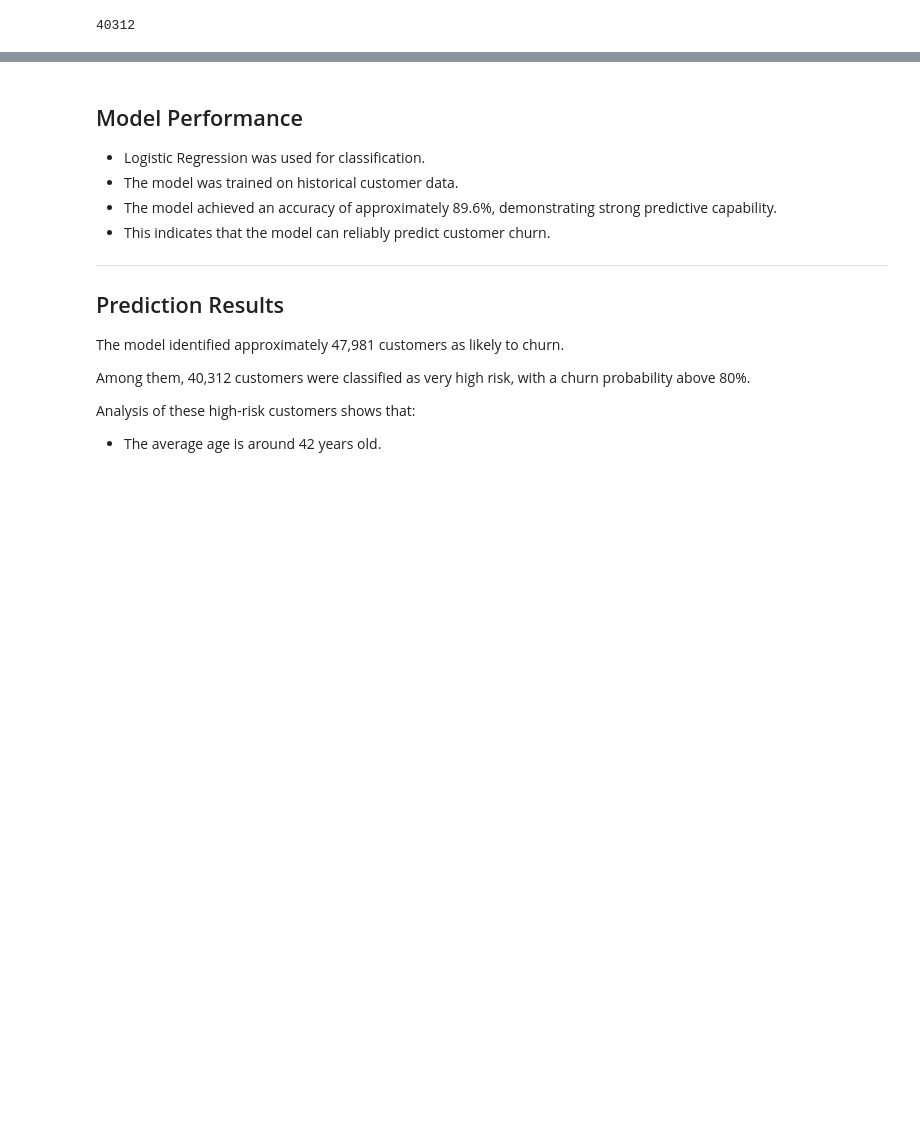
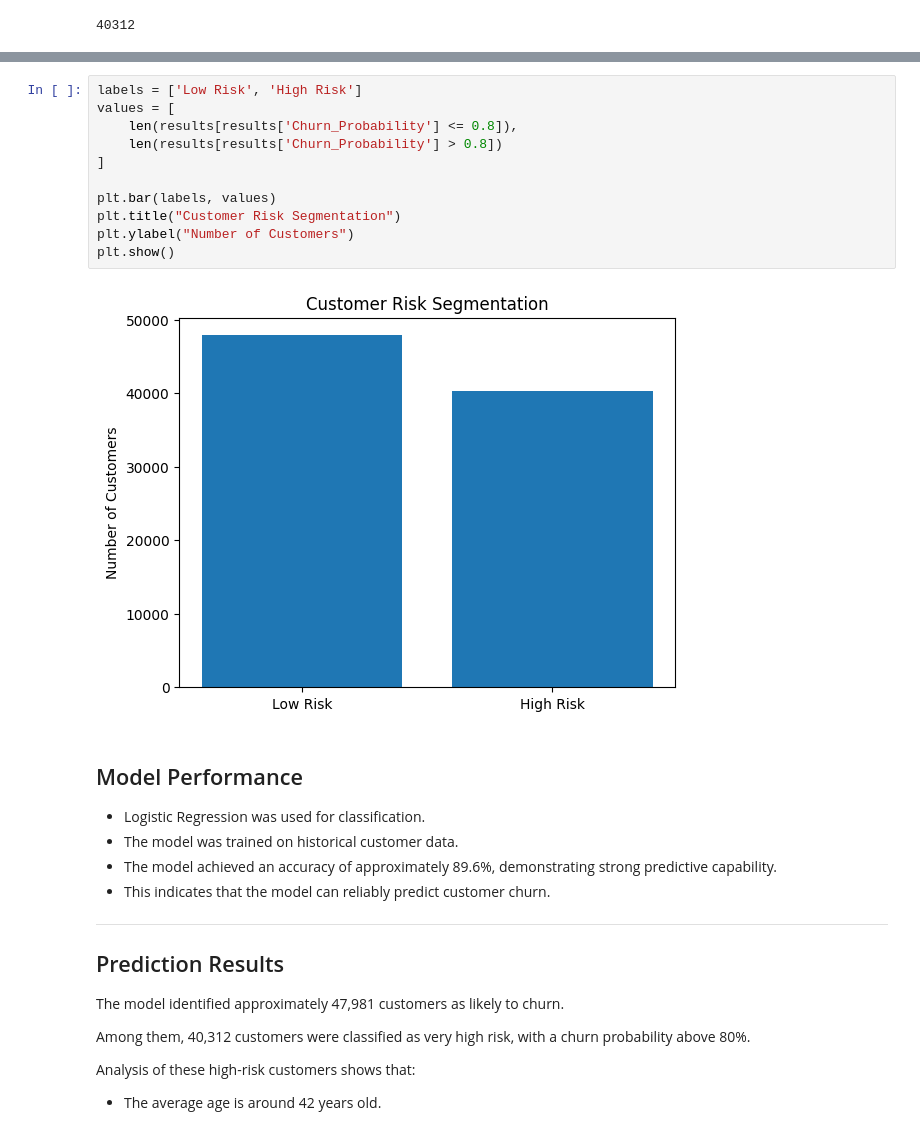
Before and after one commit to GeorgiaKementzetzidou/customer-churn-prediction, a Jupyter notebook: Customer_Churn_Prediction_using_Machine_Learning.ipynb, the cells around one changed output, grey strips where cells are left out. Cells and saved outputs as stored; diff of their text form; blank space fills up the shorter version.

```diff
--- a/Customer_Churn_Prediction_using_Machine_Learning.ipynb
+++ b/Customer_Churn_Prediction_using_Machine_Learning.ipynb
@@ -238,3 +258,16 @@ len(high_risk)
+# %%
+labels = ['Low Risk', 'High Risk']
+values = [
+    len(results[results['Churn_Probability'] <= 0.8]),
+    len(results[results['Churn_Probability'] > 0.8])
+]
+
+plt.bar(labels, values)
+plt.title("Customer Risk Segmentation")
+plt.ylabel("Number of Customers")
+plt.show()
+# %% [output]
+[figure, added]
 # %% [markdown]
 ## Model Performance
 
```
Also changed, not shown: parts of 3 cells of this notebook.
